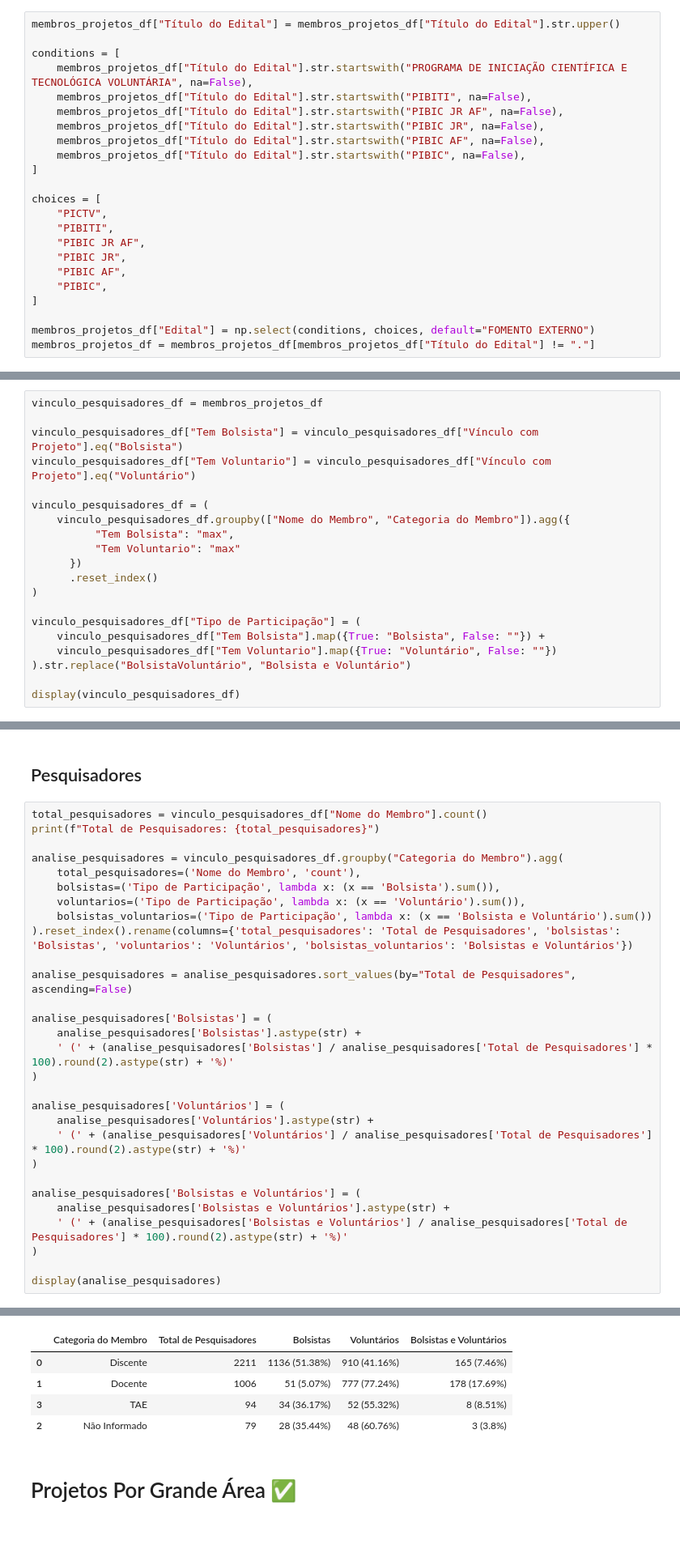
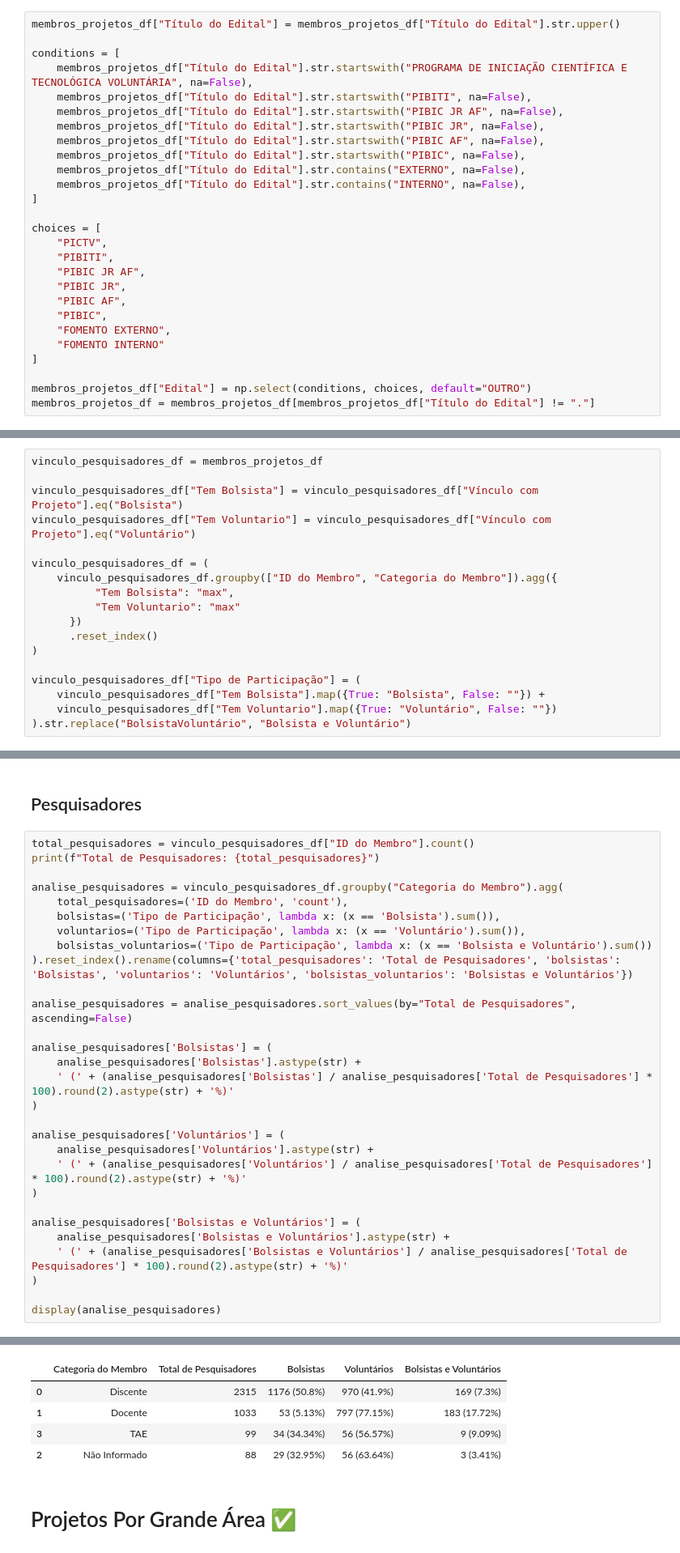
Before and after one commit to thalytalima211/AnaliseDeDados-PRPI, a Jupyter notebook: AnaliseDeDados-PRPI.ipynb, the cells around one changed output, grey strips where cells are left out. Shown at 81% size. Drawn from its saved outputs; the diff is of its cells as text.

```diff
--- a/AnaliseDeDados-PRPI.ipynb
+++ b/AnaliseDeDados-PRPI.ipynb
@@ -127,6 +127,8 @@ conditions = [
     membros_projetos_df["Título do Edital"].str.startswith("PIBIC JR", na=False),
     membros_projetos_df["Título do Edital"].str.startswith("PIBIC AF", na=False),
     membros_projetos_df["Título do Edital"].str.startswith("PIBIC", na=False),
+    membros_projetos_df["Título do Edital"].str.contains("EXTERNO", na=False),
+    membros_projetos_df["Título do Edital"].str.contains("INTERNO", na=False),
 ]
 
 choices = [
@@ -136,9 +138,11 @@ choices = [
     "PIBIC JR",
     "PIBIC AF",
     "PIBIC",
+    "FOMENTO EXTERNO",
+    "FOMENTO INTERNO"
 ]
 
-membros_projetos_df["Edital"] = np.select(conditions, choices, default="FOMENTO EXTERNO")
+membros_projetos_df["Edital"] = np.select(conditions, choices, default="OUTRO")
 membros_projetos_df = membros_projetos_df[membros_projetos_df["Título do Edital"] != "."]
 # %% [markdown]
 ### Padronização da Categoria do Membro
@@ -156,7 +160,7 @@ vinculo_pesquisadores_df["Tem Bolsista"] = vinculo_pesquisadores_df["Vínculo co
 vinculo_pesquisadores_df["Tem Voluntario"] = vinculo_pesquisadores_df["Vínculo com Projeto"].eq("Voluntário")
 
 vinculo_pesquisadores_df = (
-    vinculo_pesquisadores_df.groupby(["Nome do Membro", "Categoria do Membro"]).agg({
+    vinculo_pesquisadores_df.groupby(["ID do Membro", "Categoria do Membro"]).agg({
           "Tem Bolsista": "max",
           "Tem Voluntario": "max"
       })
@@ -167,5 +171,3 @@ vinculo_pesquisadores_df["Tipo de Participação"] = (
     vinculo_pesquisadores_df["Tem Bolsista"].map({True: "Bolsista", False: ""}) +
     vinculo_pesquisadores_df["Tem Voluntario"].map({True: "Voluntário", False: ""})
 ).str.replace("BolsistaVoluntário", "Bolsista e Voluntário")
-
-display(vinculo_pesquisadores_df)
@@ -375,11 +423,11 @@ Total de Produções Técnicas: 82496
 # %% [markdown]
 ## Pesquisadores
 # %%
-total_pesquisadores = vinculo_pesquisadores_df["Nome do Membro"].count()
+total_pesquisadores = vinculo_pesquisadores_df["ID do Membro"].count()
 print(f"Total de Pesquisadores: {total_pesquisadores}")
 
 analise_pesquisadores = vinculo_pesquisadores_df.groupby("Categoria do Membro").agg(
-    total_pesquisadores=('Nome do Membro', 'count'),
+    total_pesquisadores=('ID do Membro', 'count'),
     bolsistas=('Tipo de Participação', lambda x: (x == 'Bolsista').sum()),
     voluntarios=('Tipo de Participação', lambda x: (x == 'Voluntário').sum()),
     bolsistas_voluntarios=('Tipo de Participação', lambda x: (x == 'Bolsista e Voluntário').sum())
@@ -408,8 +456,8 @@ Total de Pesquisadores: 3390
 |  | Categoria do Membro | Total de Pesquisadores | Bolsistas | Voluntários | Bolsistas e Voluntários |
-| 0 | Discente | 2211 | 1136 (51.38%) | 910 (41.16%) | 165 (7.46%) |
-| 1 | Docente | 1006 | 51 (5.07%) | 777 (77.24%) | 178 (17.69%) |
-| 3 | TAE | 94 | 34 (36.17%) | 52 (55.32%) | 8 (8.51%) |
-| 2 | Não Informado | 79 | 28 (35.44%) | 48 (60.76%) | 3 (3.8%) |
+| 0 | Discente | 2315 | 1176 (50.8%) | 970 (41.9%) | 169 (7.3%) |
+| 1 | Docente | 1033 | 53 (5.13%) | 797 (77.15%) | 183 (17.72%) |
+| 3 | TAE | 99 | 34 (34.34%) | 56 (56.57%) | 9 (9.09%) |
+| 2 | Não Informado | 88 | 29 (32.95%) | 56 (63.64%) | 3 (3.41%) |
 # %% [markdown]
 # Projetos Por Grande Área ✅
 # %% [markdown]
```
Also changed, not shown: parts of 56 cells of this notebook.
